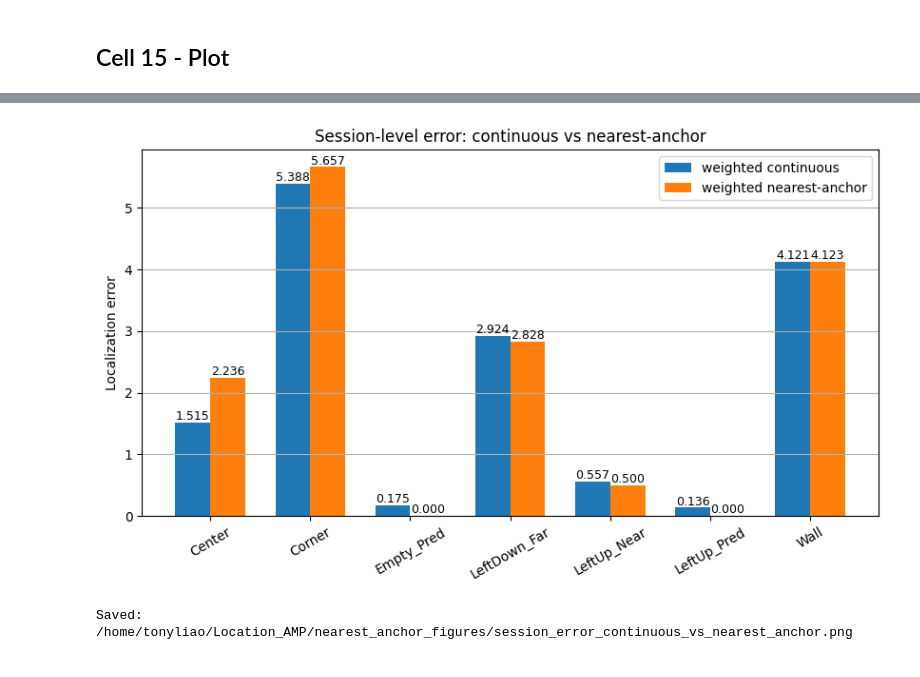
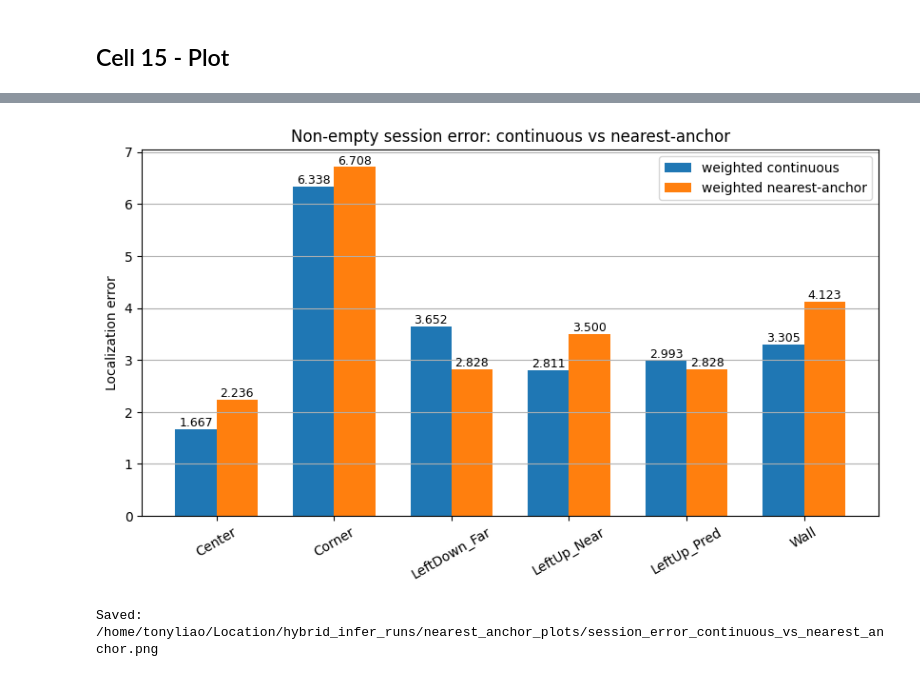
Before and after one commit to khunkhin444/wifisensing_localization, a Jupyter notebook: 04_02_kde_infer_aggregate_nearest_anchor_eval.ipynb, the cells around one changed output, grey strips where cells are left out. Drawn from its saved outputs; the diff is of its cells as text; code cells hidden in the pictures.

```diff
--- a/04_02_kde_infer_aggregate_nearest_anchor_eval.ipynb
+++ b/04_02_kde_infer_aggregate_nearest_anchor_eval.ipynb
@@ -51,25 +51,24 @@ PRED_QUERY_NPZ = BUILD_DIR / "pred_query.npz"
 MODEL_PATH = TRANSFER_DIR / "hybrid_model_best.keras"
 LABEL_MAP_JSON = BUILD_DIR / "label_map.json"
 
-USE_AVECSI = True
+USE_AVECSI = False   # whether to use AveCSI features (requires re-building dataset with AveCSI)
 TARGET_T = 256
 TARGET_S = None
 
 # confidence weighting
-CONF_MODE = "exp_score"     # "exp_score" or "exp_margin"
-ALPHA_SCORE = 2.0
+CONF_MODE = "presence_top1"   # "presence_top1", "exp_margin", or "uniform"
 ALPHA_MARGIN = 4.0
 MIN_WEIGHT = 1e-4
 
 # aggregation
-SESSION_KEY = "loc_dir"     # aggregate by folder/session
+SESSION_KEY = "raw_folder_name"
 USE_PRESENCE_FOR_WEIGHT = True
-PRESENCE_POWER = 1.0
+PRESENCE_POWER = 1.5
 
-SEED = 42
-random.seed(SEED)
-np.random.seed(SEED)
-tf.random.set_seed(SEED)
+# empty gating
+EMPTY_SESSION_THRESH = 0.20
+EMPTY_WINDOW_THRESH = 0.15
+USE_HARD_EMPTY_GATE = True
 # %% [markdown]
 ## Cell 4 - GPU Enable
 # %%
@@ -207,7 +206,7 @@ UNSEEN_GT_COORDS = {
     "Corner": [6.0, 0.0],
     "Wall": [6.0, 5.0],
     "Center": [3.0, 4.0],
-    "Empty_Pred": [0.0, 0.0],
+    # "Empty_Pred": [0.0, 0.0],
 }
 
 # def get_xy_from_label_name(label_name):
@@ -379,10 +374,13 @@ for i in range(n):
         "true_y": true_y,
 
         "presence": float(pred["presence"]),
+        "pred_empty_window": int(float(pred["presence"]) < EMPTY_WINDOW_THRESH),
         "weight": float(w),
 
         "pred_label_id": int(pred["class_id"]),
         "pred_label_name": str(pred["class_name"]),
+        "top1_prob": float(pred["top1_prob"]),
+        "top2_margin": float(pred["top2_margin"]),
 
         "aoa_x": float(aoa_xy[0]),
         "aoa_y": float(aoa_xy[1]),
@@ -435,8 +433,7 @@ def unweighted_xy(group_df):
 def majority_vote_label(group_df):
     return group_df["pred_label_name"].value_counts().idxmax()
 
-# ---------- nearest-anchor evaluation helper ----------
-ANCHOR_NAMES = list(CLASS_CENTER_MAP.keys())
+ANCHOR_NAMES = [k for k in CLASS_CENTER_MAP.keys() if k != "Empty"]
 ANCHOR_XY = np.asarray([CLASS_CENTER_MAP[k] for k in ANCHOR_NAMES], dtype=np.float32)
 
 def snap_to_nearest_anchor(xy):
@@ -890,34 +992,39 @@ Saved: /home/tonyliao/Location_AMP/nearest_anchor_figures/all_window_predictions
 # %%
+mask_loc = (
+    (df_sess["has_gt"] == 1) &
+    (df_sess["GT Empty"] == "No") &
+    (df_sess["Pred Empty"] == "No")
+)
 
-err_plot_df = df_sess[["raw_folder_name", "err_weighted", "err_weighted_snap"]].copy()
+err_plot_df = df_sess.loc[mask_loc, ["raw_folder_name", "err_weighted", "err_weighted_snap"]].copy()
 err_plot_df = err_plot_df.sort_values("raw_folder_name").reset_index(drop=True)
 
 x = np.arange(len(err_plot_df))
 width = 0.35
 
 plt.figure(figsize=(10, 5))
 bars1 = plt.bar(x - width/2, err_plot_df["err_weighted"], width, label="weighted continuous")
 bars2 = plt.bar(x + width/2, err_plot_df["err_weighted_snap"], width, label="weighted nearest-anchor")
 
 plt.xticks(x, err_plot_df["raw_folder_name"], rotation=30)
 plt.ylabel("Localization error")
-plt.title("Session-level error: continuous vs nearest-anchor")
+plt.title("Non-empty session error: continuous vs nearest-anchor")
 plt.legend()
 plt.grid(True, axis="y")
 
 for bar in bars1:
     h = bar.get_height()
     plt.text(bar.get_x() + bar.get_width()/2, h, f"{h:.3f}", ha="center", va="bottom", fontsize=9)
 
 for bar in bars2:
     h = bar.get_height()
     plt.text(bar.get_x() + bar.get_width()/2, h, f"{h:.3f}", ha="center", va="bottom", fontsize=9)
 
 out_path = os.path.join(FIG_DIR, "session_error_continuous_vs_nearest_anchor.png")
 plt.savefig(out_path, dpi=200, bbox_inches="tight")
 plt.show()
 print("Saved:", out_path)
 # %% [output]
-[figure, old version]
+[figure, new version]
-Saved: /home/tonyliao/Location_AMP/nearest_anchor_figures/session_error_continuous_vs_nearest_anchor.png
+Saved: /home/tonyliao/Location/hybrid_infer_runs/nearest_anchor_plots/session_error_continuous_vs_nearest_anchor.png
 # %%
```
Also changed, not shown: parts of 11 cells of this notebook, 28 other files.
